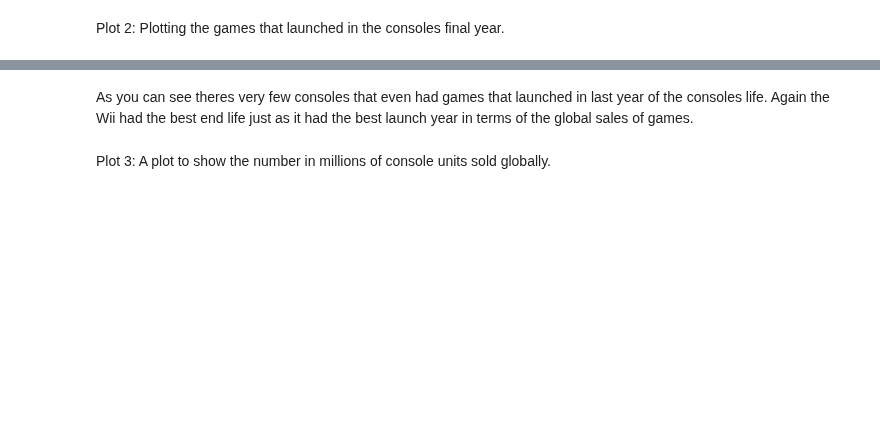
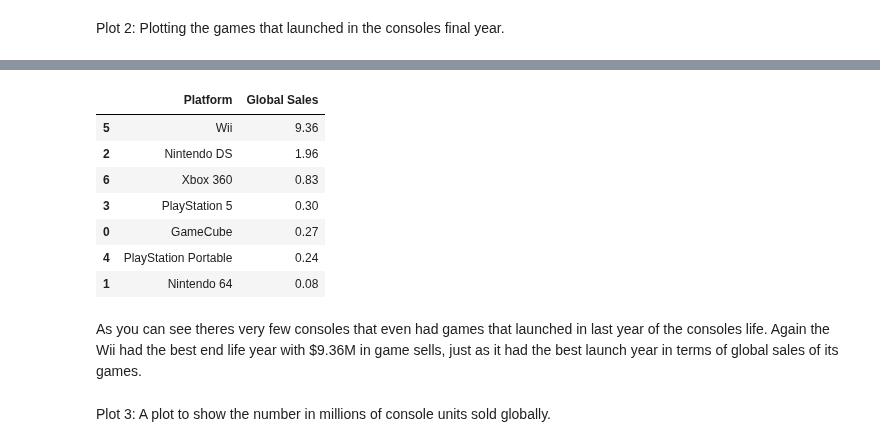
Before and after one commit to V-Pool/vg_sales, a Jupyter notebook: sales.ipynb, the cells around one changed output, grey strips where cells are left out. Saved outputs shown, nothing was run; the diff lists cells and outputs as text; code cells hidden in the pictures; blank space fills up the shorter version.

```diff
--- a/sales.ipynb
+++ b/sales.ipynb
@@ -154,5 +308,16 @@ plt.ylabel('Launch Year Game Sales(Millions)')
+# %%
+console_discontinued_games.sort_values('Global Sales', ascending=False)
+# %% [output]
+|  | Platform | Global Sales |
+| 5 | Wii | 9.36 |
+| 2 | Nintendo DS | 1.96 |
+| 6 | Xbox 360 | 0.83 |
+| 3 | PlayStation 5 | 0.30 |
+| 0 | GameCube | 0.27 |
+| 4 | PlayStation Portable | 0.24 |
+| 1 | Nintendo 64 | 0.08 |
 # %% [markdown]
-As you can see theres very few consoles that even had games that launched in last year of the consoles life. Again the Wii had the best end life just as it had the best launch year in terms of the global sales of games.
+As you can see theres very few consoles that even had games that launched in last year of the consoles life. Again the Wii had the best end life year with $9.36M in game sells, just as it had the best launch year in terms of global sales of its games.
 # %% [markdown]
 Plot 3:
 A plot to show the number in millions of console units sold globally.
```
Also changed, not shown: parts of 44 cells of this notebook.
